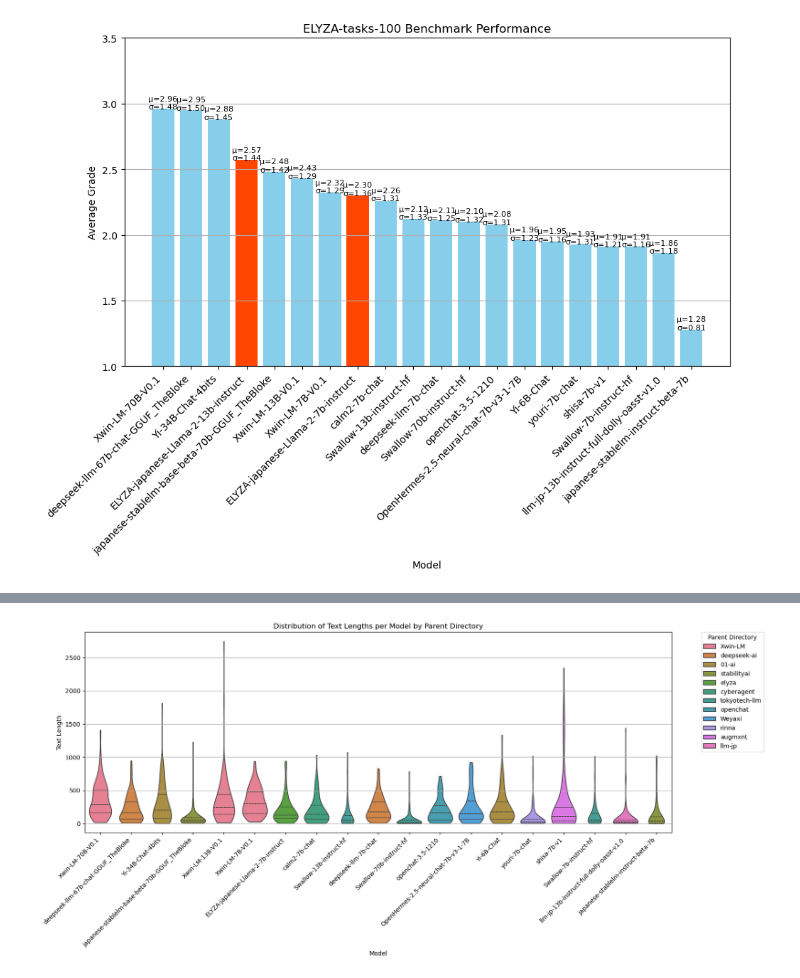
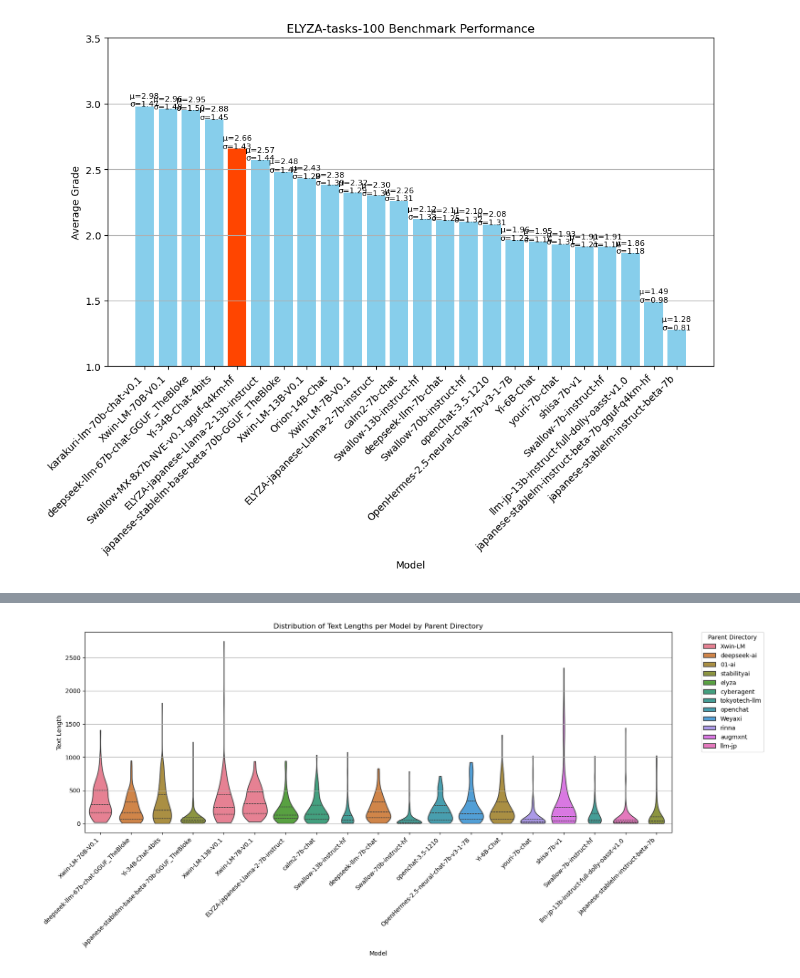
Before and after one commit to Northern-System-Service/gpt4-autoeval, a Jupyter notebook: comparison.ipynb, the cells around one changed output, grey strips where cells are left out. Saved outputs shown, nothing was run; the diff lists cells and outputs as text; code cells hidden in the pictures.

```diff
--- a/comparison.ipynb
+++ b/comparison.ipynb
@@ -6,14 +6,17 @@ from pathlib import Path
 # Define the path to the directories containing result.jsonl files
 base_path = Path("assets")
 model_dirs = [
+    base_path / "karakuri-ai" / "karakuri-lm-70b-chat-v0.1",
     base_path / "Xwin-LM" / "Xwin-LM-70B-V0.1",
     base_path / "deepseek-ai" / "deepseek-llm-67b-chat-GGUF_TheBloke",
     base_path / "01-ai" / "Yi-34B-Chat-4bits",
+    base_path / "tokyotech-llm" / "Swallow-MX-8x7b-NVE-v0.1-gguf-q4km-hf",
     # base_path / "cyberagent" / "calm2-7b-chat-gguf-q4km-hf",
     base_path / "elyza" / "ELYZA-japanese-Llama-2-13b-instruct",
     # base_path / "Xwin-LM" / "Xwin-LM-13B-V0.1-gguf-q4km-hf",
     base_path / "stabilityai" / "japanese-stablelm-base-beta-70b-GGUF_TheBloke",
     base_path / "Xwin-LM" / "Xwin-LM-13B-V0.1",
+    base_path / "OrionStarAI" / "Orion-14B-Chat",
     base_path / "Xwin-LM" / "Xwin-LM-7B-V0.1",
     base_path / "elyza" / "ELYZA-japanese-Llama-2-7b-instruct",
     base_path / "cyberagent" / "calm2-7b-chat",
@@ -28,7 +31,10 @@ model_dirs = [
     base_path / "augmxnt" / "shisa-7b-v1",
     base_path / "tokyotech-llm" / "Swallow-7b-instruct-hf",
     base_path / "llm-jp" / "llm-jp-13b-instruct-full-dolly-oasst-v1.0",
+    base_path / "stabilityai" / "japanese-stablelm-instruct-beta-7b-gguf-q4km-hf",
     base_path / "stabilityai" / "japanese-stablelm-instruct-beta-7b",
+    # base_path / "nssv" / "japanese-stablelm-instruct-beta-7b_dpo_distilabel-intel-orca",
+    # base_path / "nssv" / "japanese-stablelm-instruct-beta-7b_dpo_hh-rlhf",
 ]
 
 # Dictionary to hold the statistical data for each model
@@ -46,32 +52,32 @@ for model_dir in model_dirs:
     mean_grade = df['grade'].mean()
     std_dev = df['grade'].std()
     median_grade = df['grade'].median()
     min_grade = df['grade'].min()
     max_grade = df['grade'].max()
     count = df['grade'].count()
 
     # Extract the model name and store the statistics
     model_name = model_dir.parts[-1]
     stats_data[model_name] = [mean_grade, std_dev, median_grade, min_grade, max_grade, count]
 
 # Creating a bar chart with additional statistical data
 plt.figure(figsize=(11, 6))
 
 for i, (model, stats) in enumerate(stats_data.items()):
-    if "elyza" in model.lower():
+    if "mx" in model.lower():
         bar_color = 'orangered'
     else:
         bar_color = 'skyblue'
 
     plt.bar(model, stats[0], capsize=5, color=bar_color)    #plt.text(i, stats[0], f"μ={stats[0]:.2f}\nσ={stats[1]:.2f}\nMed={stats[2]:.2f}\nMin={stats[3]}\nMax={stats[4]}\nN={stats[5]}", ha='center')
     plt.text(i, stats[0], f"μ={stats[0]:.2f}\nσ={stats[1]:.2f}", ha='center', fontsize=8)
 
 plt.xlabel('Model')
 plt.ylabel('Average Grade')
 plt.title('ELYZA-tasks-100 Benchmark Performance')
 plt.xticks(rotation=45, ha='right')
 plt.ylim(1, 3.5)
 plt.grid(axis="y")
 plt.show()
 # %% [output]
-[figure, old version]
+[figure, new version]
```
Also changed, not shown: parts of 9 cells of this notebook, 5 other files.
